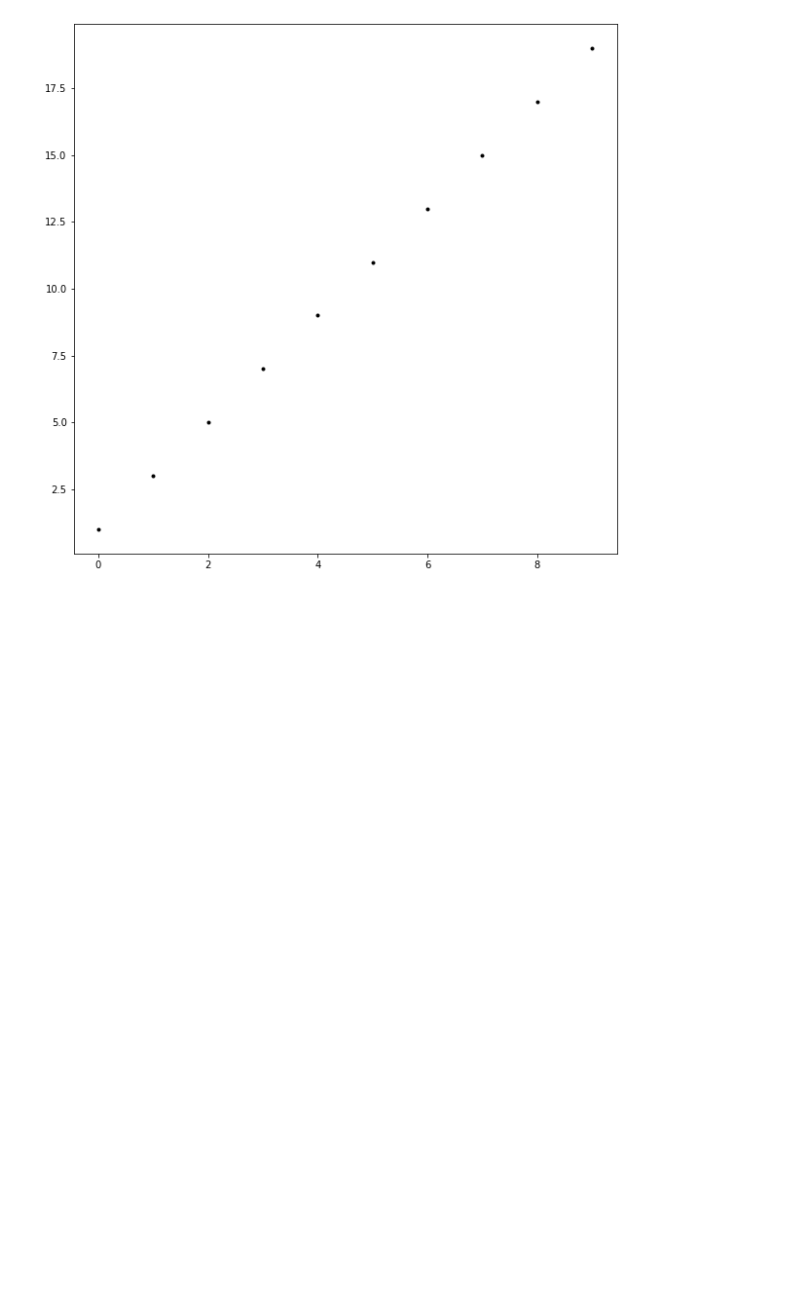
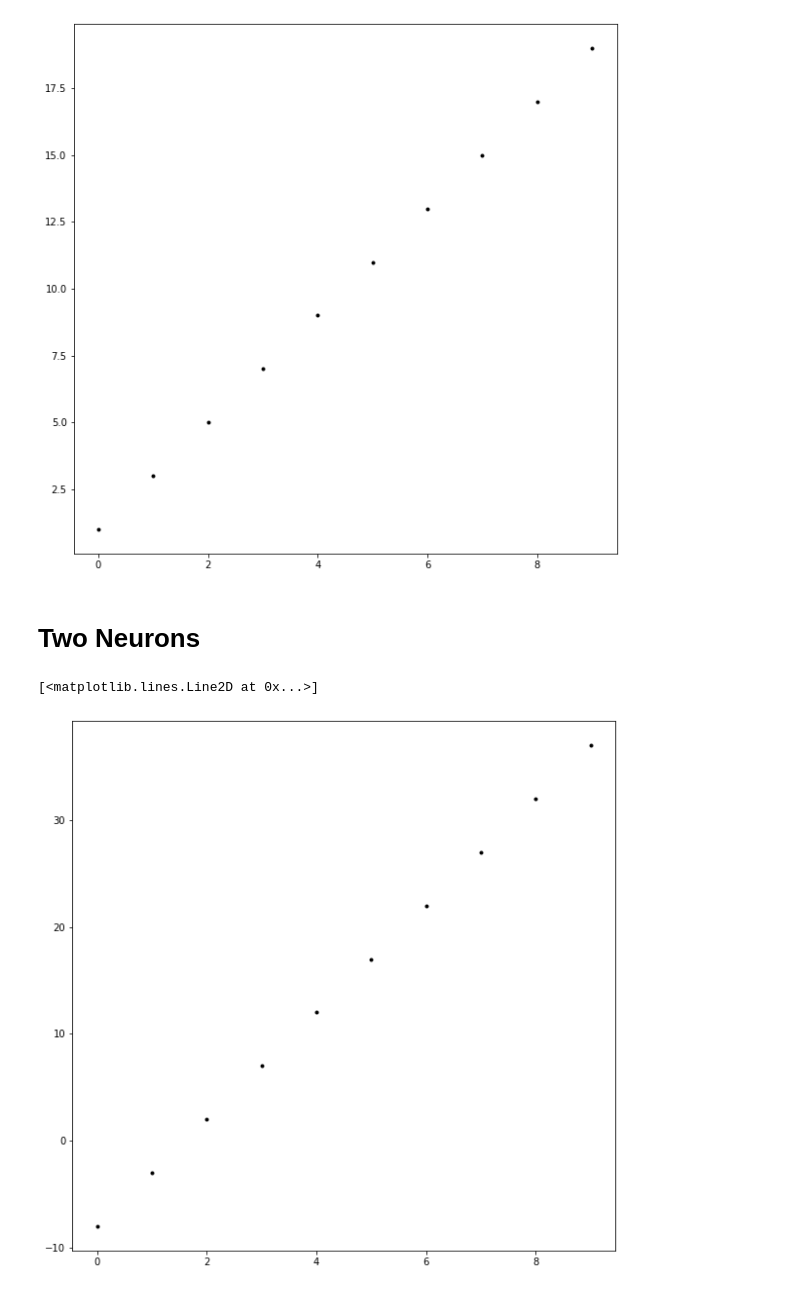
Before and after one commit to damienj252/Keras, a Jupyter notebook: Neurons-in-Keras.ipynb, the cells around one changed output. Cells and saved outputs as stored; diff of their text form; code cells hidden in the pictures; blank space fills up the shorter version.

Commit message:
Created two neural network and sigmoid

```diff
--- a/Neurons-in-Keras.ipynb
+++ b/Neurons-in-Keras.ipynb
@@ -75,3 +75,31 @@ plt.plot(x,y,'k.')
 # %% [output]
 [<matplotlib.lines.Line2D at 0x...>]
 [figure]
+# %% [markdown]
+# Two Neurons
+# %%
+# Create a new neural network
+m=kr.models.Sequential()
+
+# Add two neurons in a single network
+m.add(kr.layers.Dense(2, input_dim=1, activation="linear"))
+
+# Add a single neuron in a single layer, initalized with weight 1, bias 0
+m.add(kr.layers.Dense(1, input_dim=1, activation="linear", kernel_initializer=kr.initializers.Constant(value=1), bias_initializer=kr.initializers.Constant(value=0)))
+
+# Set the weight and bias for both neurons
+m.layers[0].set_weights([np.matrix([2, 3]), np.array([-5, -3])])
+
+#Compile the model
+m.compile(loss='mean_squared_error', optimizer='sgd')
+# %%
+# Create some input values
+x = np.arange(0.0, 10.0, 1)
+
+# Run all the x values through the neural network
+y = m.predict(x)
+# %%
+plt.plot(x,y, 'k.')
+# %% [output]
+[<matplotlib.lines.Line2D at 0x...>]
+[figure, added]
```
Also changed, not shown: parts of 7 cells of this notebook.
